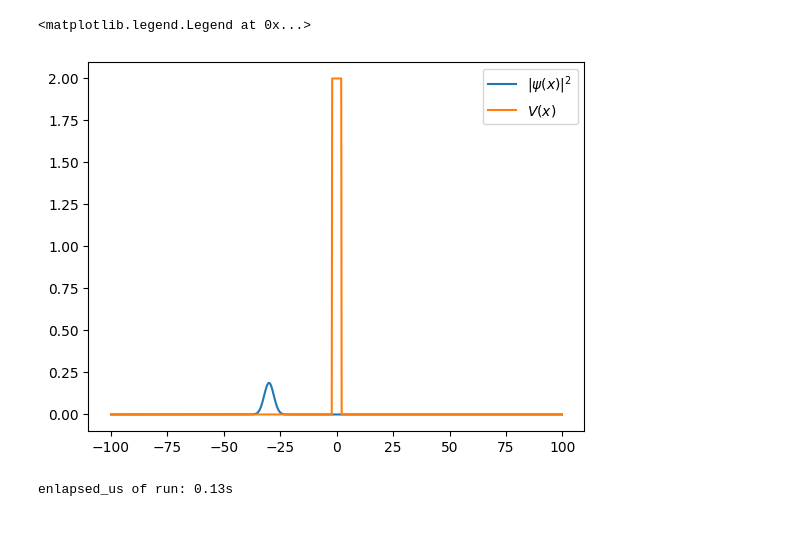
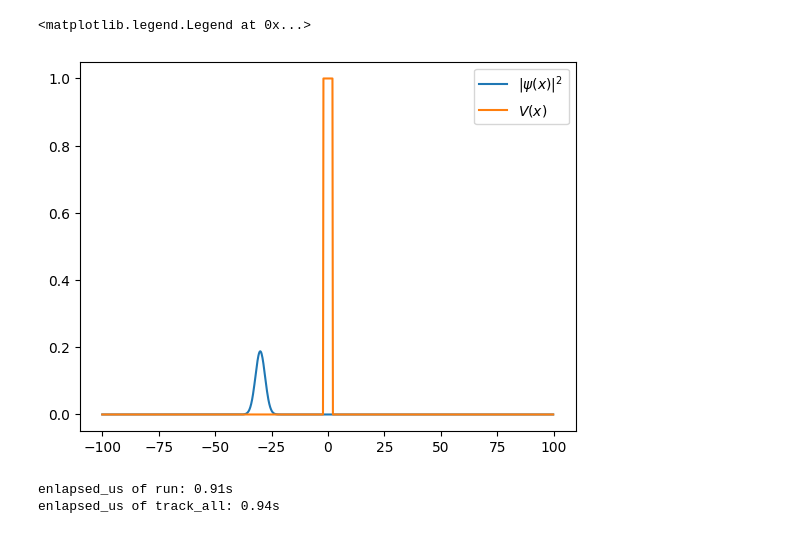
Before and after one commit to J-A-G-A-N/Particle-in-a-box, a Jupyter notebook: finite-barrier.ipynb, the cells around one changed output. Saved outputs shown, nothing was run; the diff lists cells and outputs as text; code cells hidden in the pictures.

```diff
--- a/finite-barrier.ipynb
+++ b/finite-barrier.ipynb
@@ -158,12 +164,16 @@ obser = Observerables(grid,potential)
 # %%
 plt.plot(grid.x,np.abs(wavefunc)**2,label = r"$|\psi(x)|^2$")
-plt.plot(grid.x,potential,label = r"$V(x)$")
+plt.plot(grid.x,potential/ np.max(np.abs(potential)),label = r"$V(x)$")
 plt.legend()
 # %% [output]
 <matplotlib.legend.Legend at 0x...>
-[figure, old version]
+[figure, new version]
 # %%
-solver = TDSESolver(grid,dt,potential)
+solver = TDSESolver(grid,dt,potential,m=m,hbar= hbar)
 solution = solver.run(wavefunc,Nt)
+obser = Observerables(grid,potential)
+T, R, KE, PE, Norm, =obser.track_all(solution,grid,barrier_left,barrier_right, hbar)
+H = np.add(KE,PE)
 # %% [output]
-enlapsed_us of run: 0.13s
+enlapsed_us of run: 0.91s
+enlapsed_us of track_all: 0.94s
```
Also changed, not shown: parts of 11 cells of this notebook, 2 other files.
